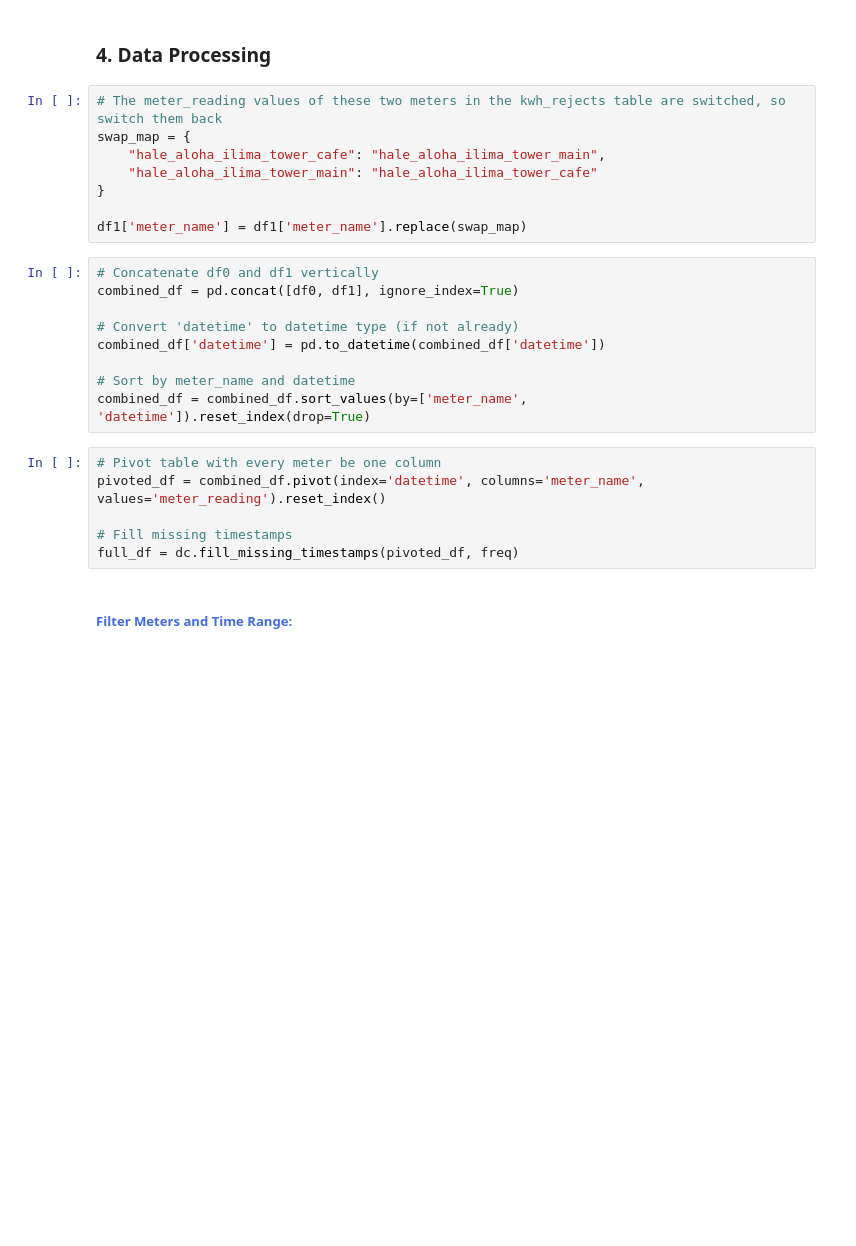
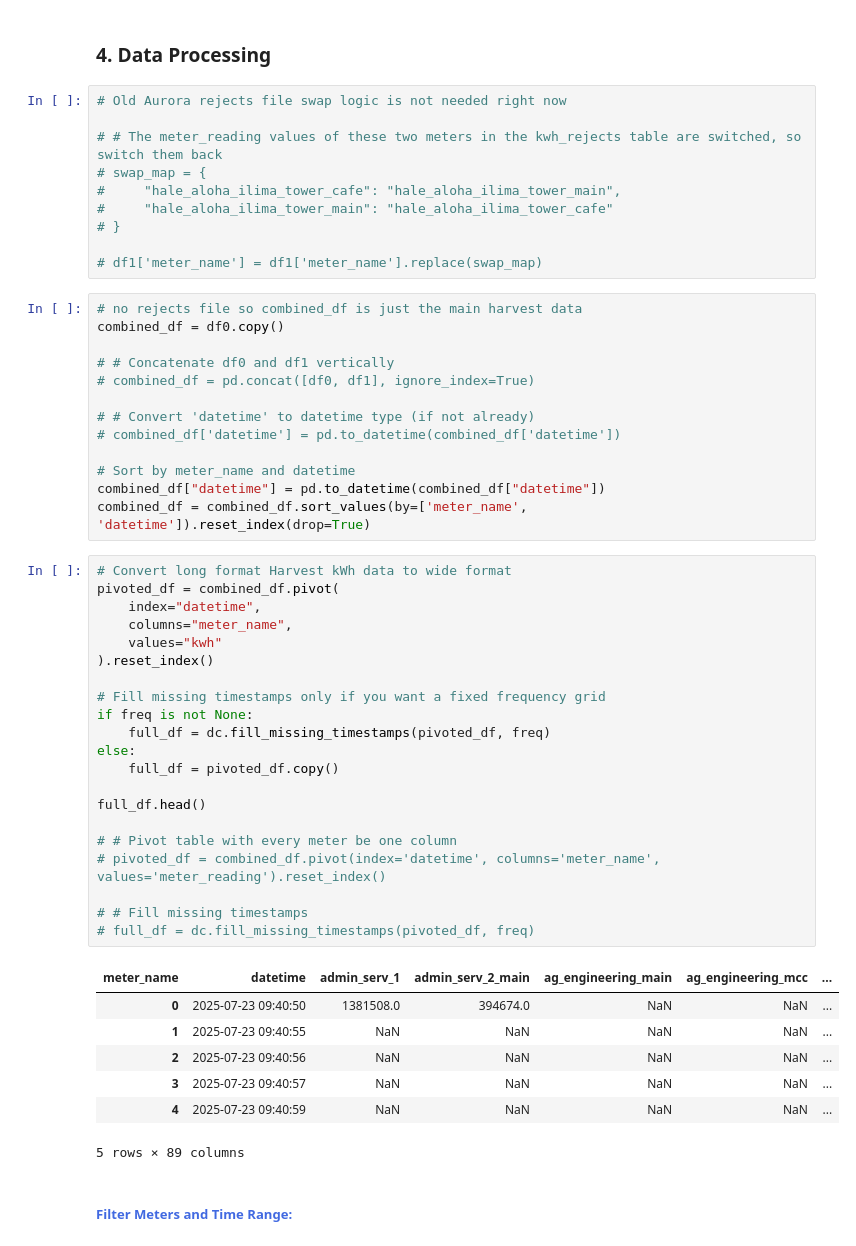
Before and after one commit to uhm-campus-energy/harvest_kwh_prep, a Jupyter notebook: notebooks/1.kwh_end_points.ipynb, the cells around one changed output. Saved outputs shown, nothing was run; the diff lists cells and outputs as text; blank space fills up the shorter version.

```diff
--- a/notebooks/1.kwh_end_points.ipynb
+++ b/notebooks/1.kwh_end_points.ipynb
@@ -139,28 +172,57 @@ df1 = pd.read_csv(var_rejects_file)
 # %% [markdown]
 ### 4. Data Processing
 # %%
-# The meter_reading values of these two meters in the kwh_rejects table are switched, so switch them back
-swap_map = {
-    "hale_aloha_ilima_tower_cafe": "hale_aloha_ilima_tower_main",
-    "hale_aloha_ilima_tower_main": "hale_aloha_ilima_tower_cafe"
-}
+# Old Aurora rejects file swap logic is not needed right now
 
-df1['meter_name'] = df1['meter_name'].replace(swap_map)
+# # The meter_reading values of these two meters in the kwh_rejects table are switched, so switch them back
+# swap_map = {
+#     "hale_aloha_ilima_tower_cafe": "hale_aloha_ilima_tower_main",
+#     "hale_aloha_ilima_tower_main": "hale_aloha_ilima_tower_cafe"
+# }
+
+# df1['meter_name'] = df1['meter_name'].replace(swap_map)
 # %%
-# Concatenate df0 and df1 vertically
-combined_df = pd.concat([df0, df1], ignore_index=True)
+# no rejects file so combined_df is just the main harvest data
+combined_df = df0.copy()
 
-# Convert 'datetime' to datetime type (if not already)
-combined_df['datetime'] = pd.to_datetime(combined_df['datetime'])
+# # Concatenate df0 and df1 vertically
+# combined_df = pd.concat([df0, df1], ignore_index=True)
+
+# # Convert 'datetime' to datetime type (if not already)
+# combined_df['datetime'] = pd.to_datetime(combined_df['datetime'])
 
 # Sort by meter_name and datetime
+combined_df["datetime"] = pd.to_datetime(combined_df["datetime"])
 combined_df = combined_df.sort_values(by=['meter_name', 'datetime']).reset_index(drop=True)
 # %%
-# Pivot table with every meter be one column
-pivoted_df = combined_df.pivot(index='datetime', columns='meter_name', values='meter_reading').reset_index()
+# Convert long format Harvest kWh data to wide format
+pivoted_df = combined_df.pivot(
+    index="datetime",
+    columns="meter_name",
+    values="kwh"
+).reset_index()
 
-# Fill missing timestamps
-full_df = dc.fill_missing_timestamps(pivoted_df, freq)
+# Fill missing timestamps only if you want a fixed frequency grid
+if freq is not None:
+    full_df = dc.fill_missing_timestamps(pivoted_df, freq)
+else:
+    full_df = pivoted_df.copy()
+
+full_df.head()
+
+# # Pivot table with every meter be one column
+# pivoted_df = combined_df.pivot(index='datetime', columns='meter_name', values='meter_reading').reset_index()
+
+# # Fill missing timestamps
+# full_df = dc.fill_missing_timestamps(pivoted_df, freq)
+# %% [output]
+| meter_name | datetime | admin_serv_1 | admin_serv_2_main | ag_engineering_main | ag_engineering_mcc | ... |
+| 0 | 2025-07-23 09:40:50 | 1381508.0 | 394674.0 | NaN | NaN | ... |
+| 1 | 2025-07-23 09:40:55 | NaN | NaN | NaN | NaN | ... |
+| 2 | 2025-07-23 09:40:56 | NaN | NaN | NaN | NaN | ... |
+| 3 | 2025-07-23 09:40:57 | NaN | NaN | NaN | NaN | ... |
+| 4 | 2025-07-23 09:40:59 | NaN | NaN | NaN | NaN | ... |
+5 rows × 89 columns
 # %% [markdown]
 ##### <span style="color:royalblue">Filter Meters and Time Range:</span>
 # %%
```
Also changed, not shown: parts of 17 cells of this notebook.
